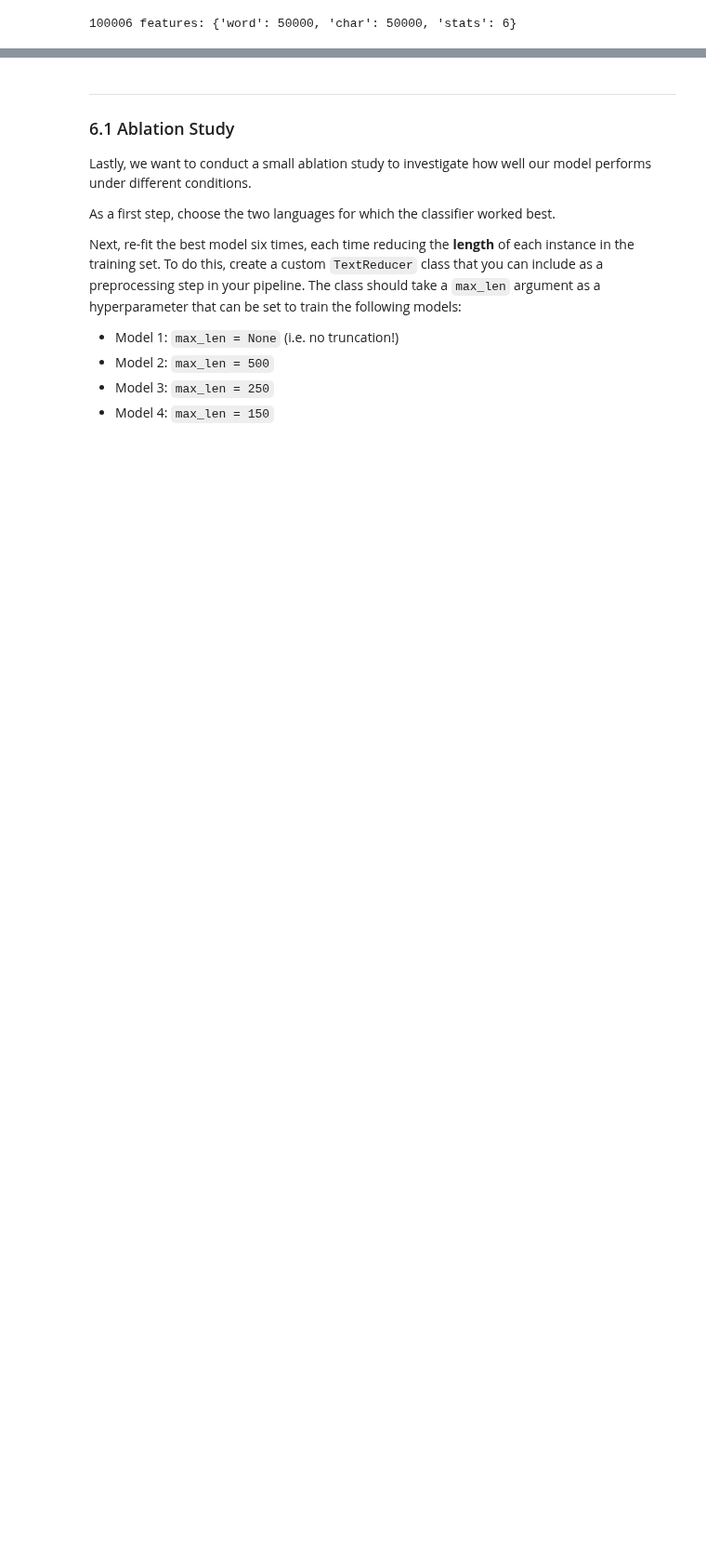
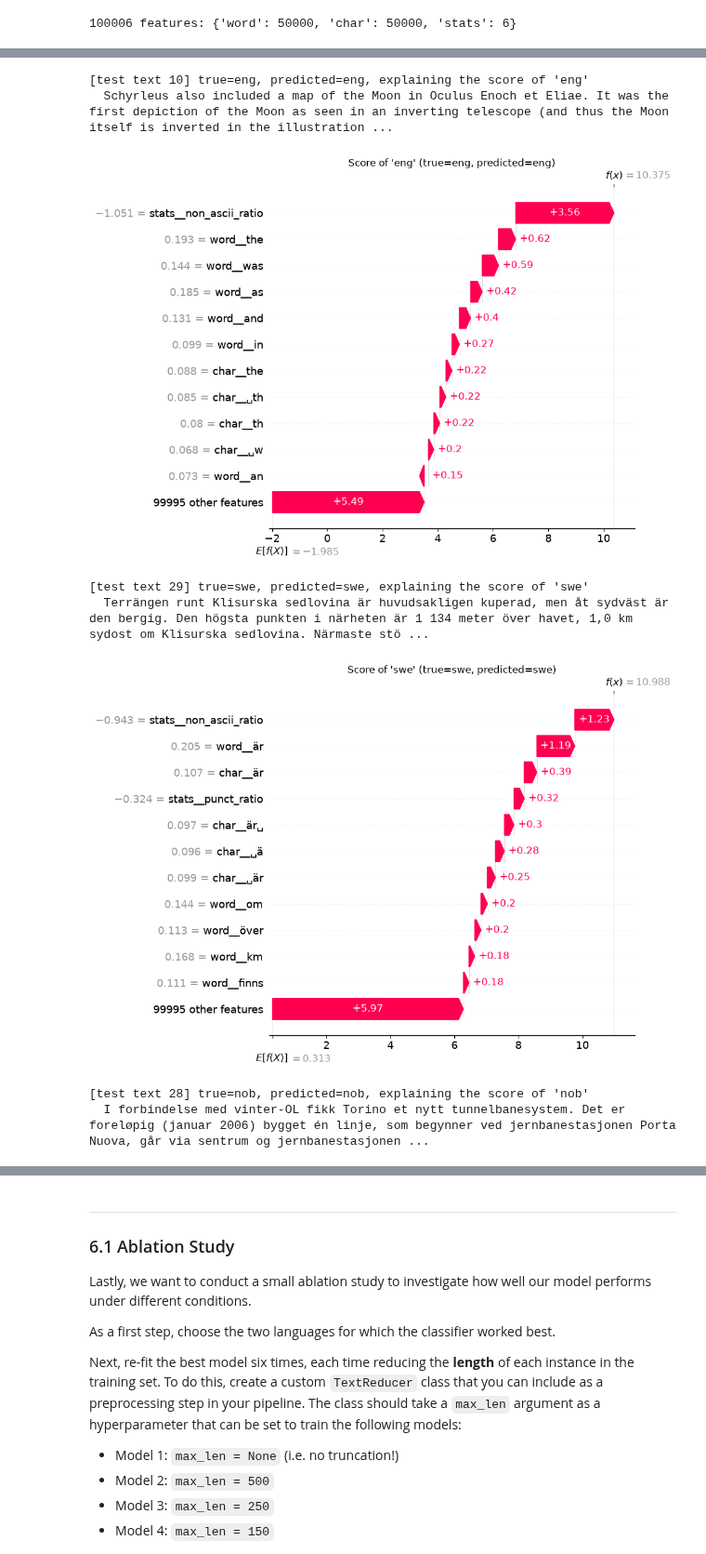
Before and after one commit to syongchaiwat/ML4NLP1-2026-Tutorial-Notebooks, a Jupyter notebook: exercises/ex1/ex1_lr.ipynb, the cells around one changed output, grey strips where cells are left out. Shown at 93% size. Drawn from its saved outputs; the diff is of its cells as text; code cells hidden in the pictures; blank space fills up the shorter version.

```diff
--- a/exercises/ex1/ex1_lr.ipynb
+++ b/exercises/ex1/ex1_lr.ipynb
@@ -1479,0 +1391,51 @@ pd.DataFrame(ablation_rows).set_index('setting').round(4)
+# %%
+# a waterfall plot explains ONE prediction: it starts at the base value E[f(x)] (the score of an average
+# training text for that language) and each bar shows how much one feature pushes the score up (red) or down (blue)
+# for this text, ending at the model's actual score f(x). the score is the logit of the language, not a probability.
+X_test_rows = X_test_features.tocsr()
+interp_pred = classifier.predict(X_test_rows)
+class_names = list(label_encoder.classes_)
+
+def explain_text(i, language):
+    """exact SHAP values of all features for test text i and the score of `language`"""
+    k = class_names.index(language)
+    x = X_test_rows[i].toarray().ravel()
+    explanation = shap.Explanation(
+        values=classifier.coef_[k] * (x - feature_means),
+        base_values=classifier.coef_[k] @ feature_means + classifier.intercept_[k],
+        data=x,
+        feature_names=list(feature_names),
+    )
+    # sanity check: base value + all SHAP values = the model's score for this text
+    assert np.isclose(explanation.base_values + explanation.values.sum(), classifier.decision_function(X_test_rows[i])[0, k])
+    return explanation
+
+def plot_waterfall(i, language, max_display=12):
+    true_label, predicted_label = class_names[y_test[i]], class_names[interp_pred[i]]
+    text = x_test.iloc[i]
+    print(f"[test text {i}] true={true_label}, predicted={predicted_label}, explaining the score of '{language}'")
+    print(f"  {text[:200]}{'...' if len(text) > 200 else ''}")
+    shap.plots.waterfall(explain_text(i, language), max_display=max_display, show=False)
+    plt.title(f"Score of '{language}' (true={true_label}, predicted={predicted_label})")
+    plt.show()
+
+# one correctly classified text for each of the four languages
+for language in languages_to_inspect:
+    k = class_names.index(language)
+    i = np.flatnonzero((y_test == k) & (interp_pred == k))[0]
+    plot_waterfall(i, language)
+
+# a few misclassified texts: why did the predicted language win over the true one?
+n_misclassified = 2
+for i in np.flatnonzero(y_test != interp_pred)[:n_misclassified]:
+    plot_waterfall(i, class_names[interp_pred[i]])   # score of the (wrong) predicted language
+    plot_waterfall(i, class_names[y_test[i]])        # score of the true language
+# %% [output]
+[test text 10] true=eng, predicted=eng, explaining the score of 'eng'
+  Schyrleus also included a map of the Moon in Oculus Enoch et Eliae. It was the first depiction of the Moon as seen in an inverting telescope (and thus the Moon itself is inverted in the illustration ...
+[figure, added]
+[test text 29] true=swe, predicted=swe, explaining the score of 'swe'
+  Terrängen runt Klisurska sedlovina är huvudsakligen kuperad, men åt sydväst är den bergig. Den högsta punkten i närheten är 1 134 meter över havet, 1,0 km sydost om Klisurska sedlovina. Närmaste stö ...
+[figure, added]
+[test text 28] true=nob, predicted=nob, explaining the score of 'nob'
+  I forbindelse med vinter-OL fikk Torino et nytt tunnelbanesystem. Det er foreløpig (januar 2006) bygget én linje, som begynner ved jernbanestasjonen Porta Nuova, går via sentrum og jernbanestasjonen ...
```
Also changed, not shown: parts of 70 cells of this notebook.
